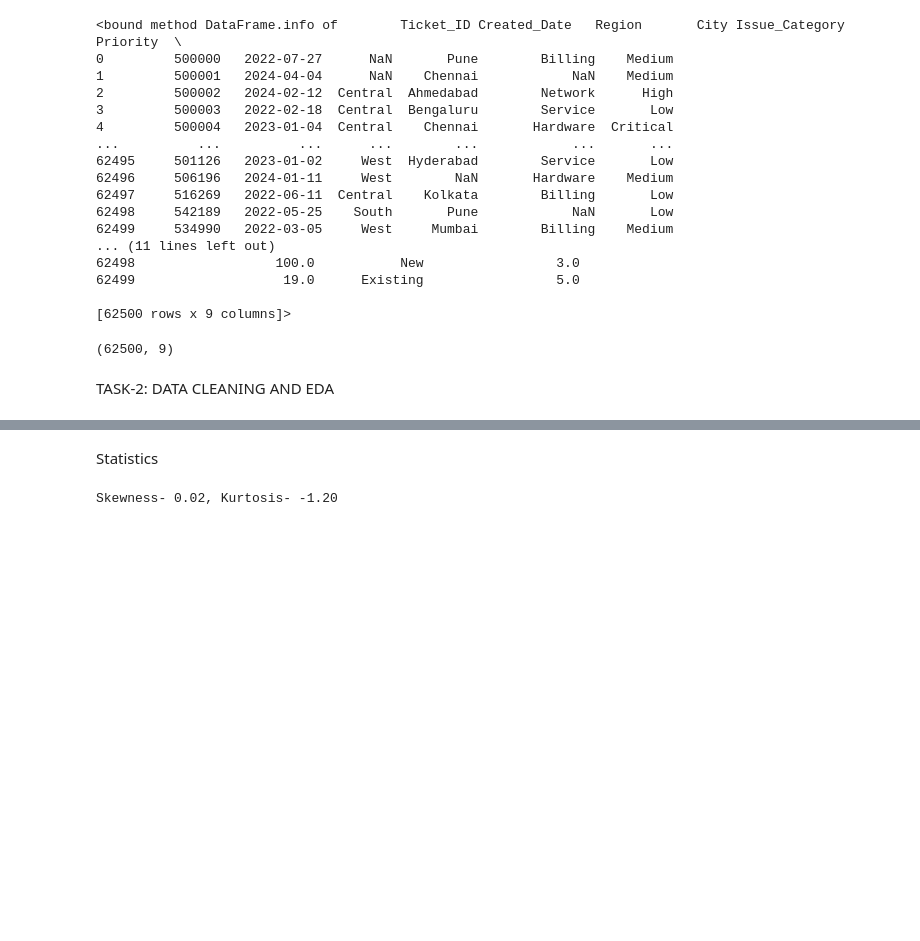
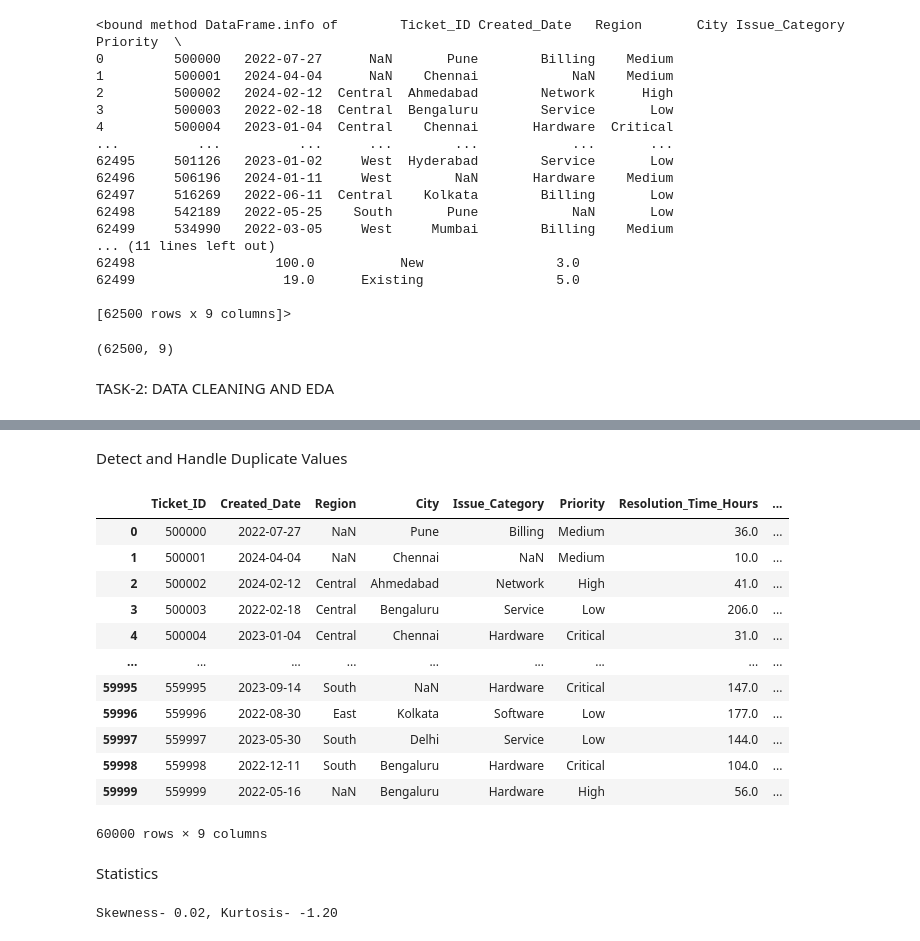
Before and after one commit to poojasuthar456/Python_rnw, a Jupyter notebook: one/hackathon/Pooja_10581_Python_analyzer_SET-B.ipynb, the cells around one changed output, grey strips where cells are left out. Cells and saved outputs as stored; diff of their text form; code cells hidden in the pictures; blank space fills up the shorter version.

```diff
--- a/one/hackathon/Pooja_10581_Python_analyzer_SET-B.ipynb
+++ b/one/hackathon/Pooja_10581_Python_analyzer_SET-B.ipynb
@@ -88,0 +108,2 @@ AttributeError: 'DataFrameGroupBy' object has no attribute 'count_value'
+# %% [markdown]
+Detect and Handle Duplicate Values
@@ -89,3 +112,19 @@ AttributeError: 'DataFrameGroupBy' object has no attribute 'count_value'
+# %%
+df.drop_duplicates()
+# %% [output]
+|  | Ticket_ID | Created_Date | Region | City | Issue_Category | Priority | Resolution_Time_Hours | ... |
+| 0 | 500000 | 2022-07-27 | NaN | Pune | Billing | Medium | 36.0 | ... |
+| 1 | 500001 | 2024-04-04 | NaN | Chennai | NaN | Medium | 10.0 | ... |
+| 2 | 500002 | 2024-02-12 | Central | Ahmedabad | Network | High | 41.0 | ... |
+| 3 | 500003 | 2022-02-18 | Central | Bengaluru | Service | Low | 206.0 | ... |
+| 4 | 500004 | 2023-01-04 | Central | Chennai | Hardware | Critical | 31.0 | ... |
+| ... | ... | ... | ... | ... | ... | ... | ... | ... |
+| 59995 | 559995 | 2023-09-14 | South | NaN | Hardware | Critical | 147.0 | ... |
+| 59996 | 559996 | 2022-08-30 | East | Kolkata | Software | Low | 177.0 | ... |
+| 59997 | 559997 | 2023-05-30 | South | Delhi | Service | Low | 144.0 | ... |
+| 59998 | 559998 | 2022-12-11 | South | Bengaluru | Hardware | Critical | 104.0 | ... |
+| 59999 | 559999 | 2022-05-16 | NaN | Bengaluru | Hardware | High | 56.0 | ... |
+60000 rows × 9 columns
 # %% [markdown]
 Statistics
 # %%
```
Also changed, not shown: parts of 18 cells of this notebook.
